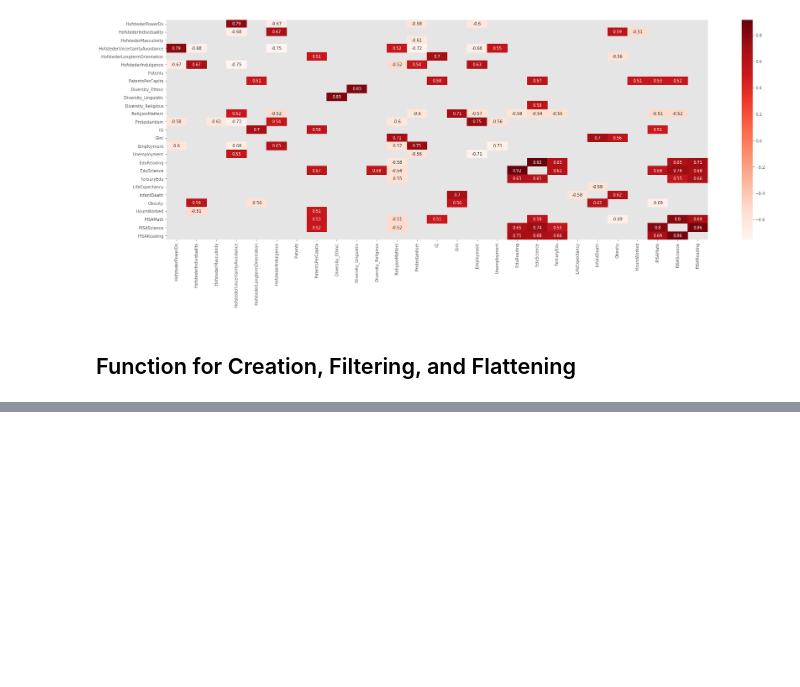
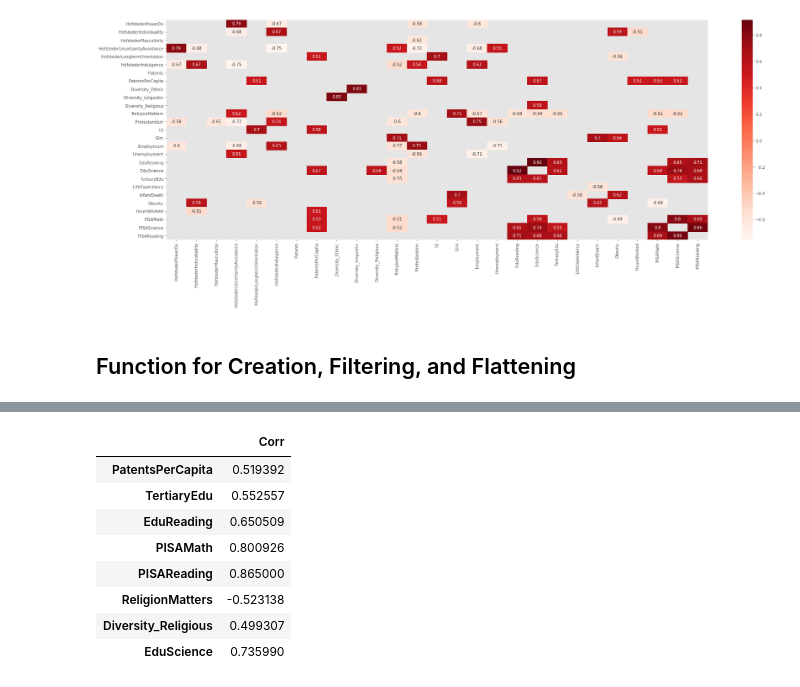
Before and after one commit to JamesIgoe/AzureNotebooks, a Jupyter notebook: COVIDAndHofstede.ipynb, the cells around one changed output, grey strips where cells are left out. Saved outputs shown, nothing was run; the diff lists cells and outputs as text; code cells hidden in the pictures; blank space fills up the shorter version.

```diff
--- a/COVIDAndHofstede.ipynb
+++ b/COVIDAndHofstede.ipynb
@@ -116,0 +217,12 @@ protConcat
+# %%
+filterForLabels(newList, 'PISAScience')
+# %% [output]
+|  | Corr |
+| PatentsPerCapita | 0.519392 |
+| TertiaryEdu | 0.552557 |
+| EduReading | 0.650509 |
+| PISAMath | 0.800926 |
+| PISAReading | 0.865000 |
+| ReligionMatters | -0.523138 |
+| Diversity_Religious | 0.499307 |
+| EduScience | 0.735990 |
```
Also changed, not shown: parts of 15 cells of this notebook.
